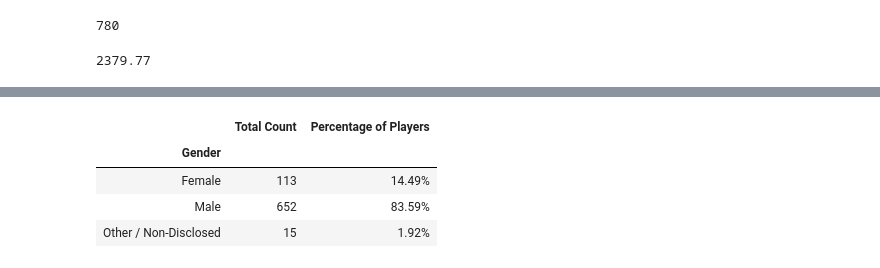
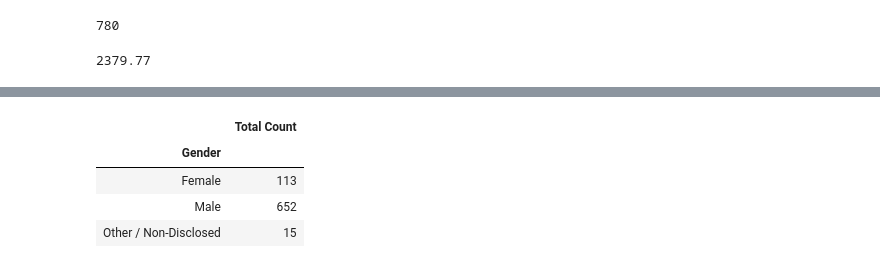
Before and after one commit to jran14/pandas-challenge, a Jupyter notebook: HerosOfPymoli/HerosOfPymoli.ipynb, the cells around one changed output, grey strips where cells are left out. Saved outputs shown, nothing was run; the diff lists cells and outputs as text; code cells hidden in the pictures.

```diff
--- a/HerosOfPymoli/HerosOfPymoli.ipynb
+++ b/HerosOfPymoli/HerosOfPymoli.ipynb
@@ -82,13 +77,14 @@ summary_df
 # %%
+#Groupby gender and find the count of each
 gender= purchase_data.groupby('Gender').count()
 gender_1= gender.rename(columns= {'Purchase ID' : 'Total Count'})
-gender_2= gender_df.drop(columns=['SN','Age','Item ID','Item Name','Price'])
-g_total= gender_2['Total Count'].sum()
-gender_2['Percentage of Players']= (gender_2['Total Count'] / g_total).astype(float).map("{:.2%}".format)
+
+#nemae the columns
+gender_2= gender_1.drop(columns=['SN','Age','Item ID','Item Name','Price'])
 gender_2
 # %% [output]
-|  | Total Count | Percentage of Players |
-| Gender |  |  |
-| Female | 113 | 14.49% |
-| Male | 652 | 83.59% |
-| Other / Non-Disclosed | 15 | 1.92% |
+|  | Total Count |
+| Gender |  |
+| Female | 113 |
+| Male | 652 |
+| Other / Non-Disclosed | 15 |
```
Also changed, not shown: parts of 21 cells of this notebook.
